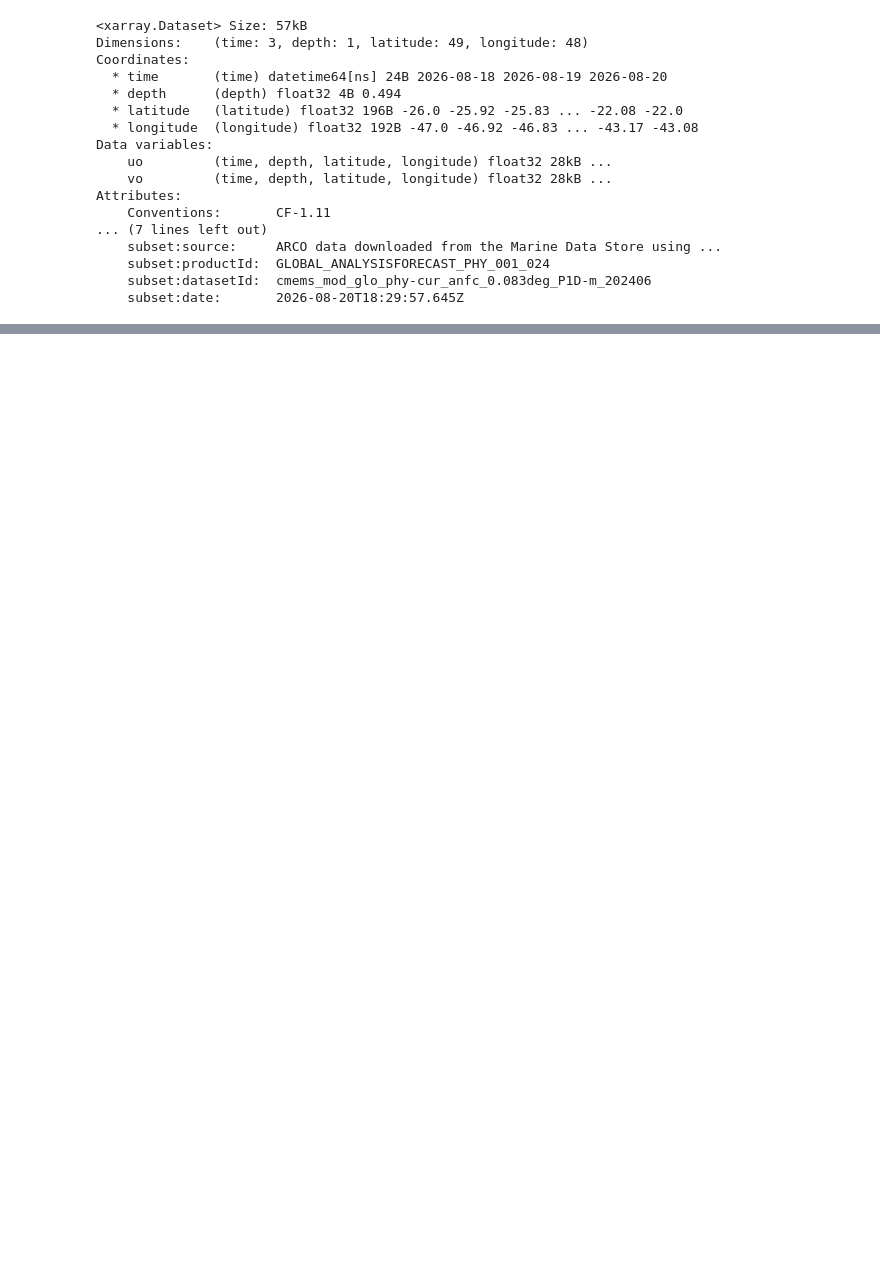
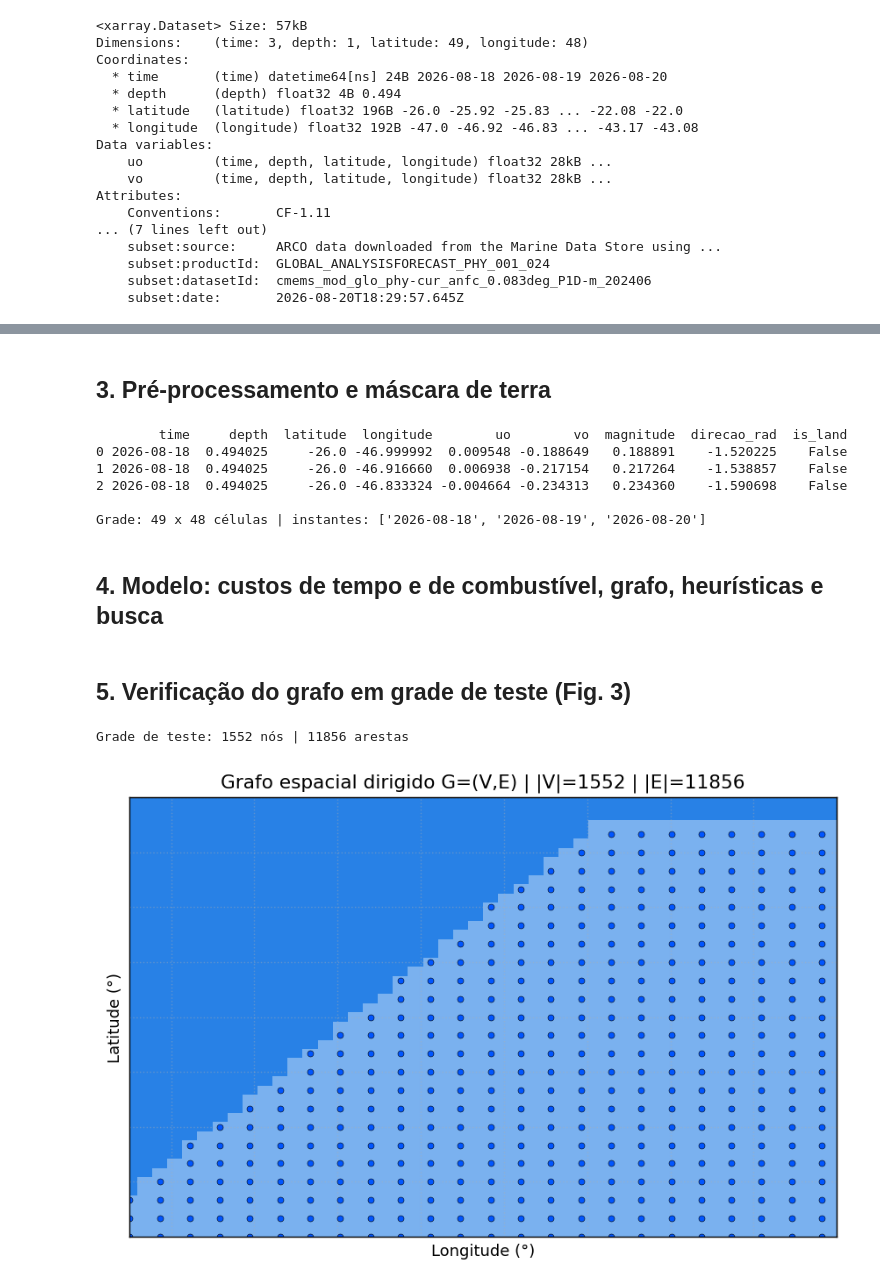
Before and after one commit to MoisesHCS/Projeto-Inteligencia-Artificial, a Jupyter notebook: navegacao_maritima.ipynb, the cells around one changed output, grey strips where cells are left out. Cells and saved outputs as stored; diff of their text form; code cells hidden in the pictures; blank space fills up the shorter version.

```diff
--- a/navegacao_maritima.ipynb
+++ b/navegacao_maritima.ipynb
@@ -823,0 +46,34 @@ Rota A*: 8 células (~74.0 km)
+# %% [markdown]
+## 3. Pré-processamento e máscara de terra
+# %%
+# Pré-processamento (Seção III-D)
+df = pd.read_excel("dados_marinhos.xlsx")
+df[["time", "depth", "latitude"]] = df[["time", "depth", "latitude"]].ffill()
+df["magnitude"]   = np.hypot(df["uo"], df["vo"])
+df["direcao_rad"] = np.arctan2(df["vo"], df["uo"])
+df["is_land"]     = df["uo"].isna()
+
+lats = np.sort(df["latitude"].round(4).unique())
+lons = np.sort(df["longitude"].round(4).unique())
+instantes = sorted(df["time"].unique())
+
+def matrizes(t):
+    """Matrizes u_o, v_o e is_land (linha = latitude, coluna = longitude) para o instante t."""
+    d = df[df["time"] == t]
+    r = np.searchsorted(lats, d["latitude"].round(4).values)
+    c = np.searchsorted(lons, d["longitude"].round(4).values)
+    u = np.full((len(lats), len(lons)), np.nan); v = u.copy()
+    u[r, c], v[r, c] = d["uo"].values, d["vo"].values
+    return u, v, np.isnan(u) | np.isnan(v)
+
+print(df.head(3).to_string())
+print(f"\nGrade: {len(lats)} x {len(lons)} células | instantes: {[str(t)[:10] for t in instantes]}")
+# %% [output]
+        time     depth  latitude  longitude        uo        vo  magnitude  direcao_rad  is_land
+0 2026-08-18  0.494025     -26.0 -46.999992  0.009548 -0.188649   0.188891    -1.520225    False
+1 2026-08-18  0.494025     -26.0 -46.916660  0.006938 -0.217154   0.217264    -1.538857    False
+2 2026-08-18  0.494025     -26.0 -46.833324 -0.004664 -0.234313   0.234360    -1.590698    False
+
+Grade: 49 x 48 células | instantes: ['2026-08-18', '2026-08-19', '2026-08-20']
+# %% [markdown]
+## 4. Modelo: custos de tempo e de combustível, grafo, heurísticas e busca
@@ -823,0 +162,26 @@ Rota A*: 8 células (~74.0 km)
+# %% [markdown]
+## 5. Verificação do grafo em grade de teste (Fig. 3)
+# %%
+# Fig. 3 - verificação do grafo em grade de teste sintética com a mesma dimensão (49 x 48)
+lt = np.linspace(-28, -20, 49); ln = np.linspace(-48.5, -40, 48)
+LON, LAT = np.meshgrid(ln, lt)
+mag = 0.4 * (np.exp(-(((LON + 43) / 2) ** 2 + ((LAT + 24) / 2) ** 2))
+             + 2 * np.exp(-(((LON + 41) / 1) ** 2 + ((LAT + 22) / 1) ** 2)))
+terra_t = (LAT > -23 + (LON + 45) * 1.2) | (LAT > -20.5)
+Gt = construir_grafo(lt, ln, -0.7 * mag, -0.7 * mag, terra_t)
+print(f"Grade de teste: {Gt.number_of_nodes()} nós | {Gt.number_of_edges()} arestas")
+
+pos = {n: (Gt.nodes[n]["pos"][1], Gt.nodes[n]["pos"][0]) for n in Gt.nodes}
+sub = Gt.subgraph([n for n in Gt.nodes if n[0] % 2 == 0 and n[1] % 2 == 0])
+fig, ax = plt.subplots(figsize=(8, 5), dpi=130)
+ax.set_facecolor("#2881e6")
+ax.pcolormesh(ln, lt, np.where(terra_t, np.nan, 1), cmap="Blues", shading="nearest", alpha=0.4)
+nx.draw_networkx_edges(sub, pos, ax=ax, arrowsize=6, edge_color="#1a1a1a", alpha=0.6, width=0.7, node_size=15)
+nx.draw_networkx_nodes(sub, pos, ax=ax, node_size=15, node_color="#0055ff", edgecolors="black", linewidths=0.3)
+ax.set(xlim=(-48.5, -40), ylim=(-28, -20), xlabel="Longitude (°)", ylabel="Latitude (°)",
+       title=f"Grafo espacial dirigido G=(V,E) | |V|={Gt.number_of_nodes()} | |E|={Gt.number_of_edges()}")
+ax.grid(True, ls=":", alpha=0.4)
+plt.show()
+# %% [output]
+Grade de teste: 1552 nós | 11856 arestas
+[figure, added]
```
Also changed, not shown: parts of 24 cells of this notebook, 14 other files.
